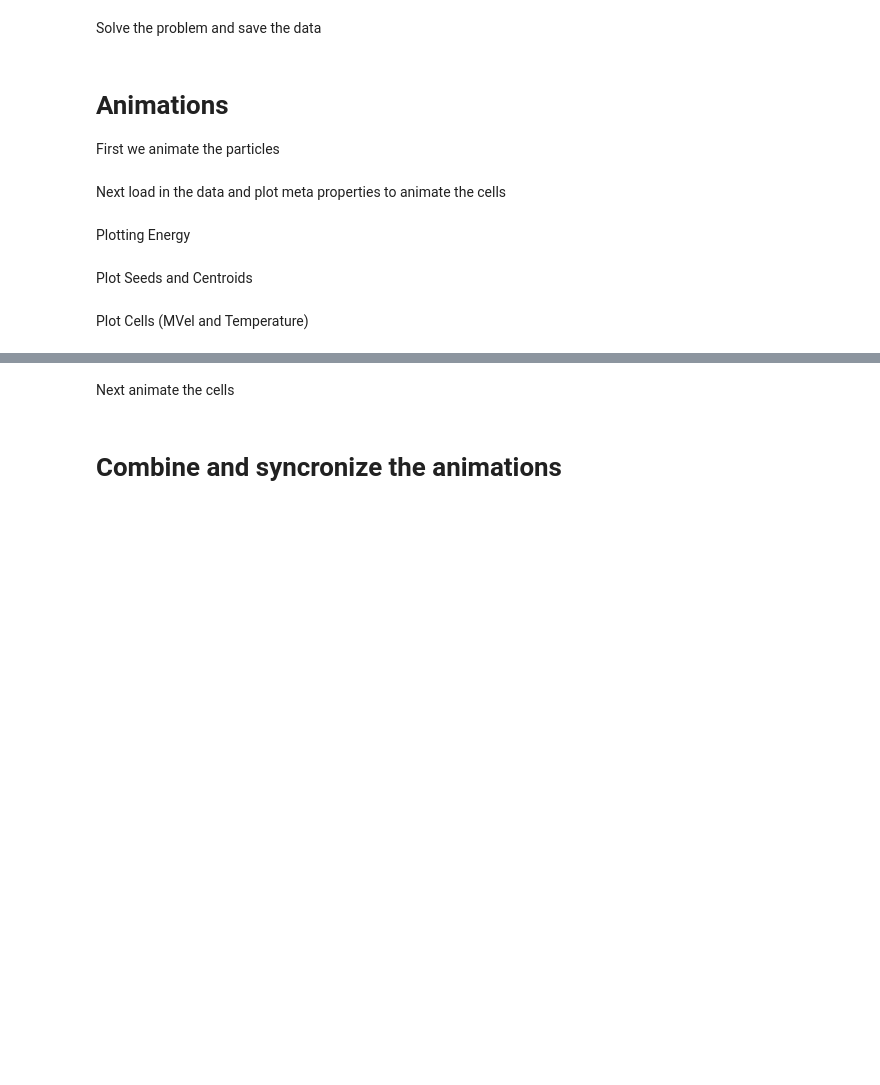
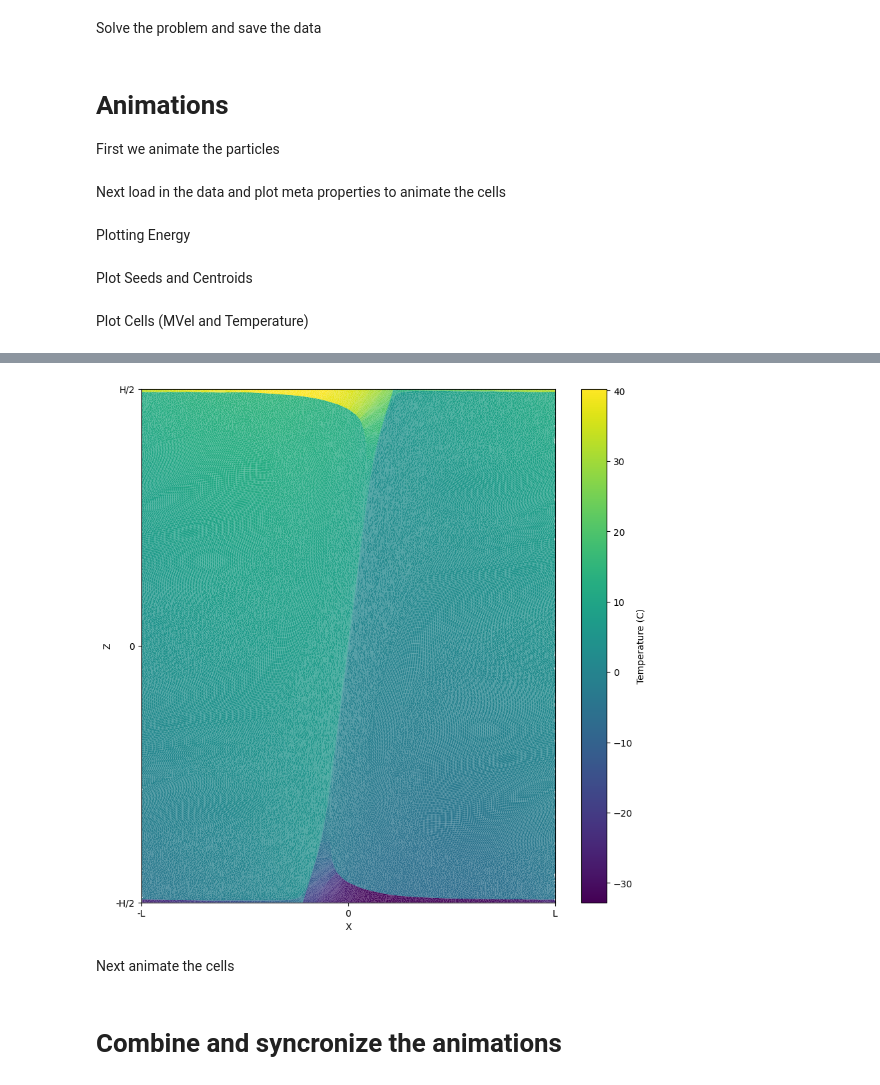
Before and after one commit to thelavier/2DIncompressibleSG, a Jupyter notebook: RunCode.ipynb, the cells around one changed output, grey strips where cells are left out. Saved outputs shown, nothing was run; the diff lists cells and outputs as text; code cells hidden in the pictures; blank space fills up the shorter version.

Commit message:
Added more plotting functionality

```diff
--- a/RunCode.ipynb
+++ b/RunCode.ipynb
@@ -138,17 +138,19 @@ Plot Cells (MVel and Temperature)
 import optimaltransportsolver as ots
 from pysdot import PowerDiagram
 import pyvista as pv
+import matplotlib.pyplot as plt
+import matplotlib.patches as patches
 
 # Time to plot at
-i = 192
+i = 480
 
 # Pick colouring
 coloring = 'Temp' # Chose how to colour the cells can be temperature ('Temp'), meridional velocity ('MVel')
 
 # Define a dictionary to map the coloring options to cell data attribute names
 coloring_to_attr_name = {
-    'Temp': 'Temperature',
-    'MVel': 'Meridional Velocity'
+    'Temp': 'Temperature (C)',
+    'MVel': 'Meridional Velocity (m/s)'
 }
 
 #Construct domain
@@ -185,16 +187,66 @@ grid=pv.read(filename)
 cell_colours = colours[grid.cell_data['num'].astype(int)]
 grid.cell_data[coloring_to_attr_name[coloring]] = cell_colours
 
-# plot the data with an automatically created plotter, for a static picture use backend='static'
-plotter = pv.Plotter(window_size=[800,800], notebook = False, off_screen = True)
-plotter.add_mesh(grid, clim = [minval, maxval], cmap = 'jet')
-plotter.set_scale(xscale = 1, yscale = 100)
+# Extract cell centers and cell scalar data
+cell_centers = grid.cell_centers()
+scalar_values = grid.cell_data[coloring_to_attr_name[coloring]]
 
-# Set the camera for 2D view
-plotter.camera_position = 'xy'
+fig, ax = plt.subplots(figsize=(10, 10))
+cmap = plt.get_cmap('viridis')  # Choose a colormap
+
+# Normalize color map
+norm = plt.Normalize(vmin=np.min(scalar_values), vmax=np.max(scalar_values))
+
+# Define plot limits
+x_min, x_max = -Lx/2, Lx/2
+plot_width = Lx  # Total width of the plot area
+
+for i in range(grid.number_of_cells):
+    cell = grid.extract_cells(i)  # Extract each cell
+    points = cell.points[:, :2]  # Assume 2D x, y coordinates
+    center_x = np.mean(points[:, 0])  # Calculate the mean x-coordinate of the cell
+
+    # Wrap the cell center using modulo operation
+    # Shift center to positive domain by adding Lx, use modulo, then shift back
+    wrapped_center_x = ((center_x - x_min) % plot_width) + x_min
+
+    # Calculate translation needed to wrap the cell
+    translation = wrapped_center_x - center_x
+
+    # Translate all points by the calculated translation
+    translated_points = points.copy()
+    translated_points[:, 0] += translation
+
+    # Create and add the polygon patch
+    polygon = patches.Polygon(translated_points, closed=True, facecolor=cmap(norm(scalar_values[i])), edgecolor='none')
+    ax.add_patch(polygon)
+
+# Set custom x-axis ticks and labels
+ax.set_xticks([-Lx/2, 0, Lx/2])
+ax.set_xticklabels(['-L', '0', 'L'])
+
+# Set custom y-axis ticks and labels
+ax.set_yticks([-Ly/2, 0, Ly/2])
+ax.set_yticklabels(['-H/2', '0', 'H/2'])
+
+# Set limits
+ax.set_xlim(-Lx/2, Lx/2)
+ax.set_ylim(grid.bounds[2], grid.bounds[3])
+
+# Toggle for showing color bar
+show_color_bar = True  # Set this to False to hide, True to show
+
+if show_color_bar:
+    # Add a color bar
+    sm = plt.cm.ScalarMappable(cmap=cmap, norm=norm)
+    sm.set_array([])
+    cbar = plt.colorbar(sm, ax=ax)
+    cbar.set_label(coloring_to_attr_name[coloring])
+
+plt.xlabel('X')
+plt.ylabel('Z')
 
 # Render the frame and save the screenshot
-image_path = 'Temp_4.png'  # Specify your desired image file path
-plotter.show()
-plotter.screenshot(image_path, transparent_background = True)  # Save the screenshot
+image_path = 'Temp_10.png'  # Specify your desired image file path
+plt.savefig(image_path, dpi=300)  # Save the screenshot
 # %% [output]
@@ -218,3 +253,4 @@ pyvista_ndarray([[[255, 255, 255],
+[figure, added]
 # %% [markdown]
 Next animate the cells
 # %%
```
Also changed, not shown: parts of 4 cells of this notebook.
